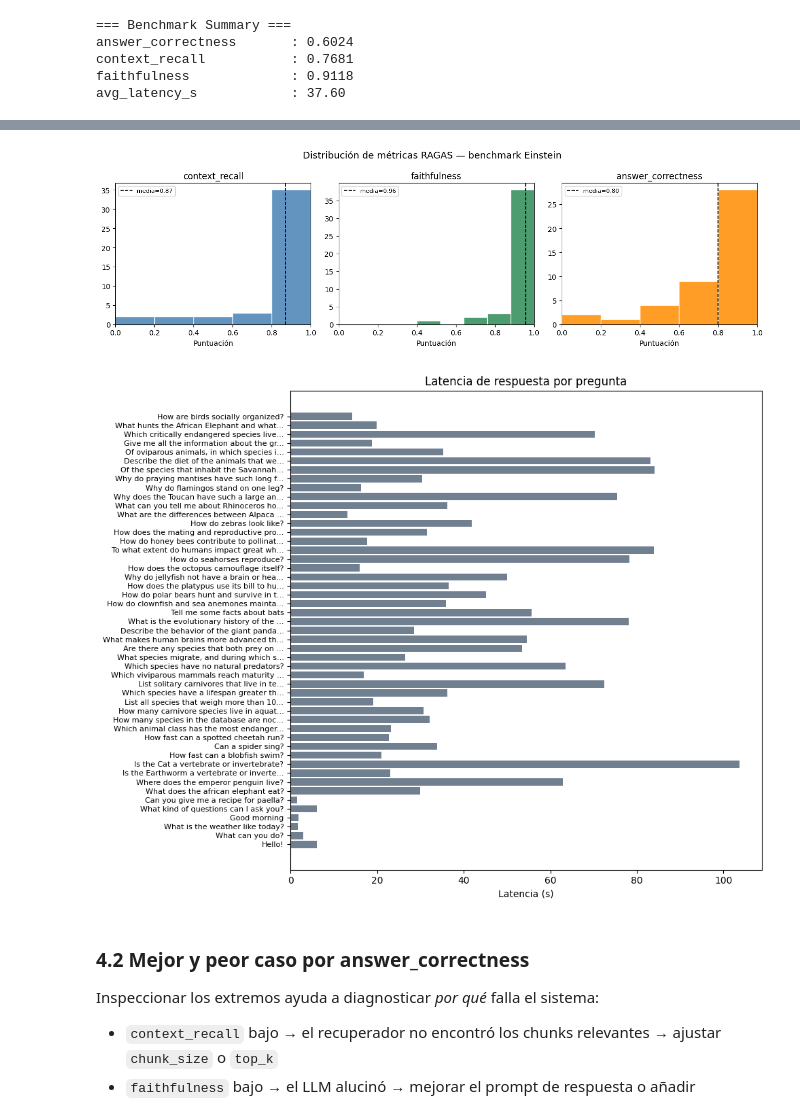
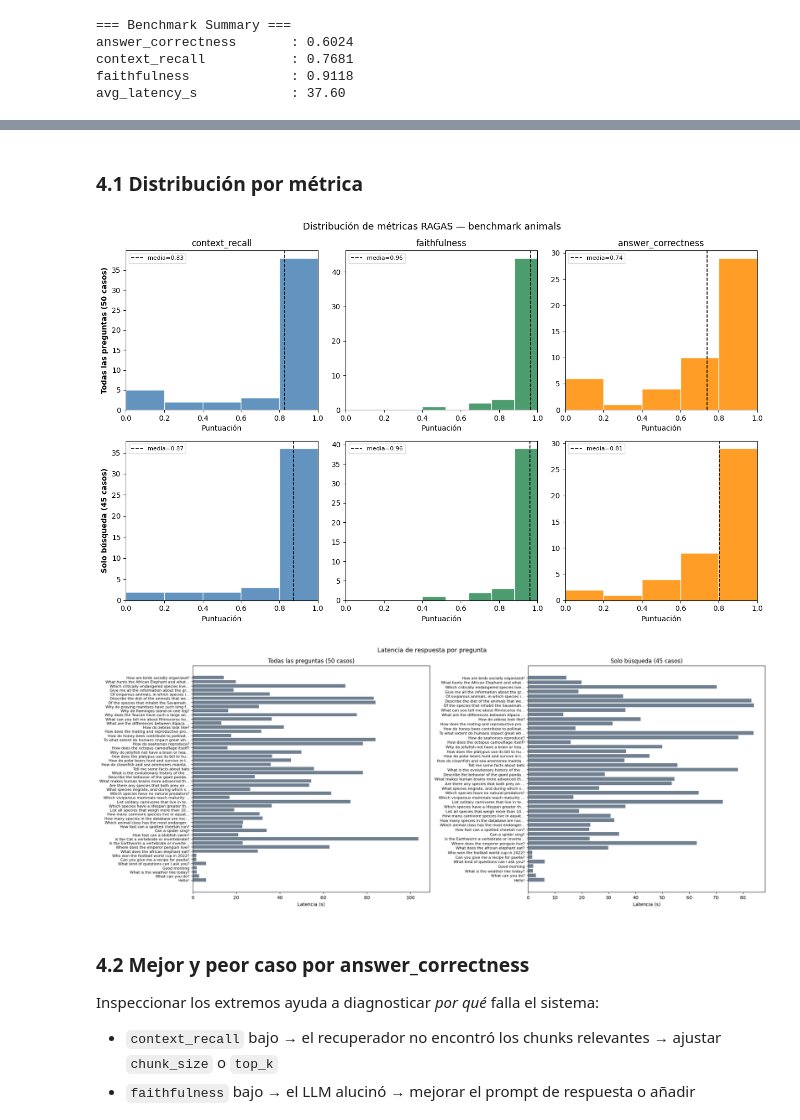
Before and after one commit to pfolgueira/Zoology-GraphRAG, a Jupyter notebook: notebooks/03_evaluation.ipynb, the cells around one changed output, grey strips where cells are left out. Saved outputs shown, nothing was run; the diff lists cells and outputs as text; code cells hidden in the pictures.

```diff
--- a/notebooks/03_evaluation.ipynb
+++ b/notebooks/03_evaluation.ipynb
@@ -632,40 +670,62 @@ dtype: float64
+# %% [markdown]
+### 4.1 Distribución por métrica
 # %%
 import matplotlib.pyplot as plt
 
 metrics = ['context_recall', 'faithfulness', 'answer_correctness']
 colors  = ['steelblue', 'seagreen', 'darkorange']
 
-fig, axes = plt.subplots(1, 3, figsize=(13, 4))
-fig.suptitle('Distribución de métricas RAGAS — benchmark Einstein', fontsize=13)
+fig, axes = plt.subplots(2, 3, figsize=(13, 8))
+fig.suptitle('Distribución de métricas RAGAS — benchmark animals', fontsize=13)
 
-for ax, metric, color in zip(axes, metrics, colors):
-    ax.hist(df_limpio[metric].dropna(), bins=5, color=color, edgecolor='white', alpha=0.85)
-    ax.axvline(df_limpio[metric].mean(), color='black', linestyle='--', linewidth=1.2,
-               label=f'media={df_limpio[metric].mean():.2f}')
-    ax.set_title(metric)
-    ax.set_xlabel('Puntuación')
-    ax.set_xlim(0, 1)
-    ax.legend(fontsize=8)
+datasets = [
+    (df,        f'Todas las preguntas ({len(df)} casos)'),
+    (df_limpio, f'Solo búsqueda ({len(df_limpio)} casos)'),
+]
+
+for row, (dataset, titulo) in enumerate(datasets):
+    axes[row, 0].set_ylabel(titulo, fontsize=10, fontweight='bold')
+
+    for col, (metric, color) in enumerate(zip(metrics, colors)):
+        ax = axes[row, col]
+        data = dataset[metric].dropna()
+        media = data.mean()
+
+        ax.hist(data, bins=5, color=color, edgecolor='white', alpha=0.85)
+        ax.axvline(media, color='black', linestyle='--', linewidth=1.2,
+                   label=f'media={media:.2f}')
+        ax.set_title(metric if row == 0 else '')
+        ax.set_xlabel('Puntuación')
+        ax.set_xlim(0, 1)
+        ax.legend(fontsize=8)
 
 plt.tight_layout()
 plt.show()
 # %% [output]
-[figure, old version]
+[figure, new version]
 # %%
-# Distribución de latencia
-fig, ax = plt.subplots(figsize=(10, 8))
-ax.barh(range(len(scored_df)), scored_df['latency'], color='slategray')
-ax.set_yticks(range(len(scored_df)))
-ax.set_yticklabels(
-    [q[:40] + '...' if len(q) > 40 else q for q in scored_df['question']],
-    fontsize=8
-)
-ax.set_xlabel('Latencia (s)')
-ax.set_title('Latencia de respuesta por pregunta')
+fig, axes = plt.subplots(1, 2, figsize=(20, 8))
+
+datasets = [
+    (df,        f'Todas las preguntas ({len(df)} casos)'),
+    (df_limpio, f'Solo búsqueda ({len(df_limpio)} casos)'),
+]
+
+for ax, (dataset, titulo) in zip(axes, datasets):
+    ax.barh(range(len(dataset)), dataset['latency'], color='slategray')
+    ax.set_yticks(range(len(dataset)))
+    ax.set_yticklabels(
+        [q[:40] + '...' if len(q) > 40 else q for q in dataset['question']],
+        fontsize=8
+    )
+    ax.set_xlabel('Latencia (s)')
+    ax.set_title(titulo)
+
+plt.suptitle('Latencia de respuesta por pregunta', fontsize=13)
 plt.tight_layout()
 plt.show()
 # %% [output]
-[figure, old version]
+[figure, new version]
 # %% [markdown]
 ### 4.2 Mejor y peor caso por answer_correctness
 
```
Also changed, not shown: parts of 15 cells of this notebook, 1 other file.
